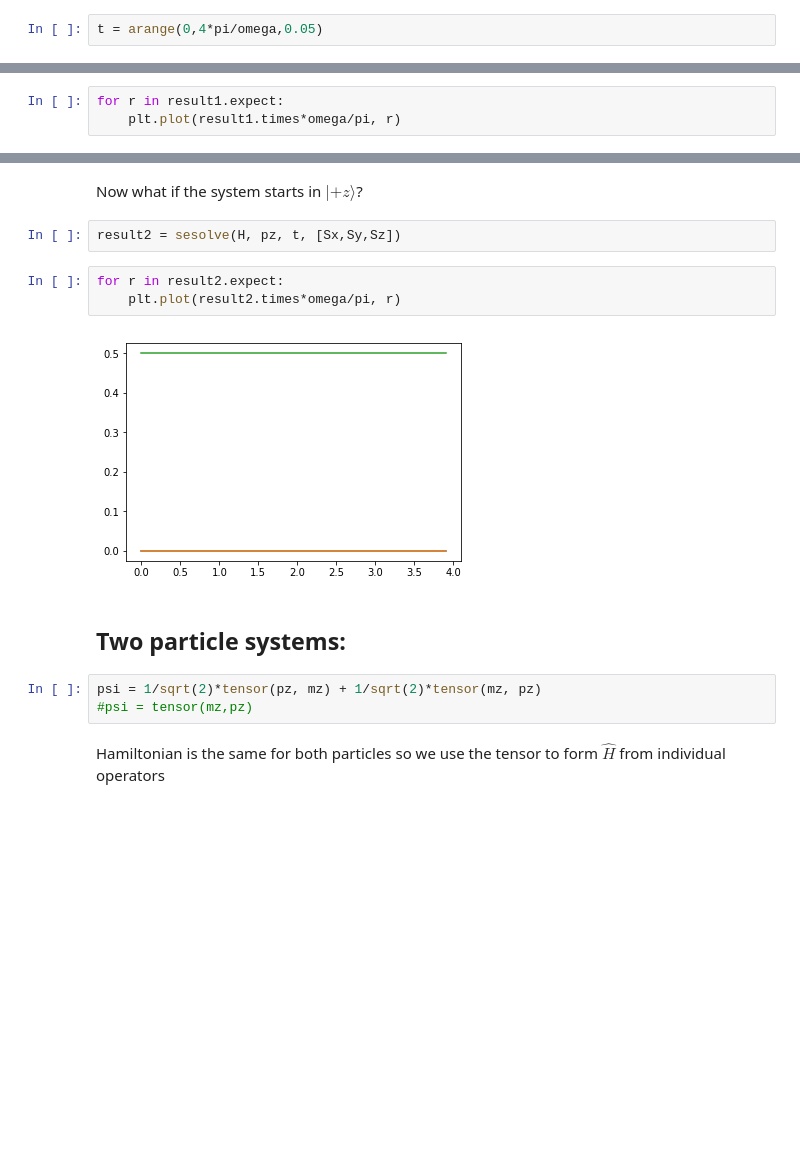
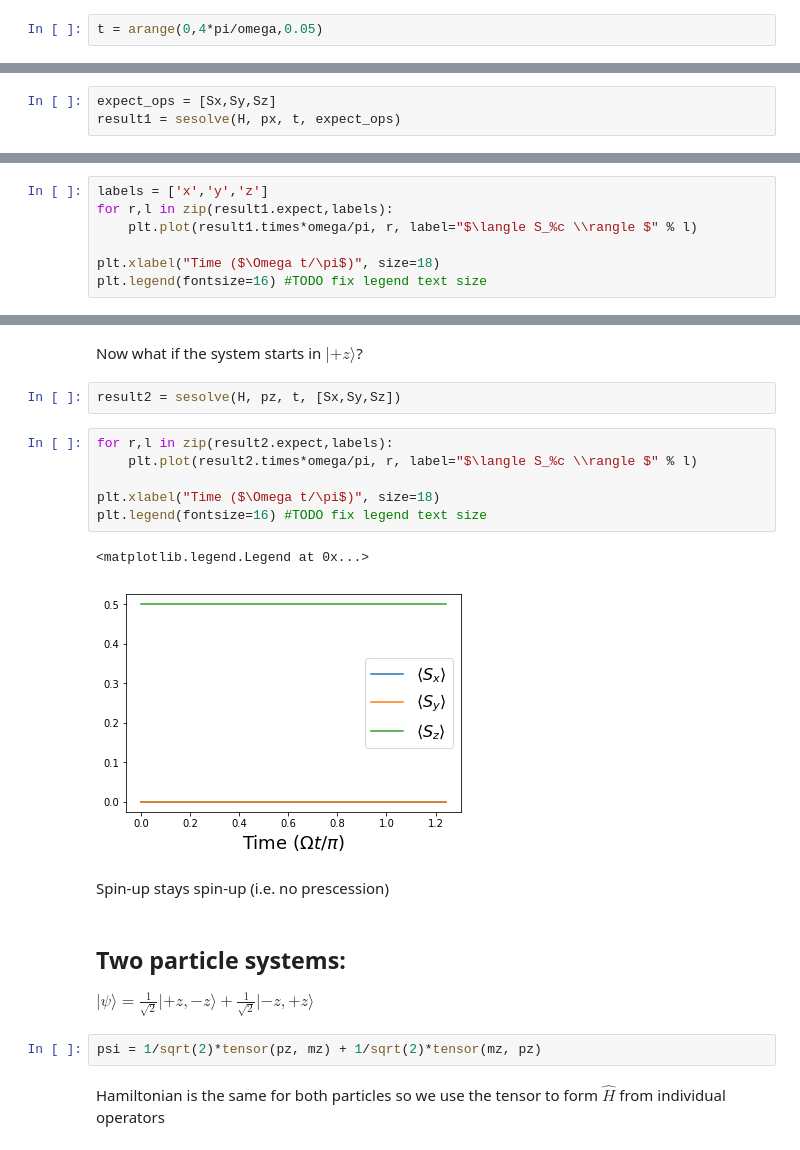
Before and after one commit to amcdawes/QMlabs, a Jupyter notebook: Lab 7 - Time Evolution.ipynb, the cells around one changed output, grey strips where cells are left out. Drawn from its saved outputs; the diff is of its cells as text; blank space fills up the shorter version.

```diff
--- a/Lab 7 - Time Evolution.ipynb
+++ b/Lab 7 - Time Evolution.ipynb
@@ -31,3 +28,0 @@ result1 = sesolve(H, px, t, [Sx,Sy,Sz])
-# %%
-for r in result1.expect:
-    plt.plot(result1.times*omega/pi, r)
@@ -35,0 +29,3 @@ for r in result1.expect:
+# %%
+expect_ops = [Sx,Sy,Sz]
+result1 = sesolve(H, px, t, expect_ops)
@@ -35,0 +36,7 @@ for r in result1.expect:
+# %%
+labels = ['x','y','z']
+for r,l in zip(result1.expect,labels):
+    plt.plot(result1.times*omega/pi, r, label="$\langle S_%c \\rangle $" % l)
+
+plt.xlabel("Time ($\Omega t/\pi$)", size=18)
+plt.legend(fontsize=16) #TODO fix legend text size
@@ -36,17 +46,23 @@ for r in result1.expect:
 # %% [markdown]
-Now what if the system starts in $|+z\rangle$?
+Now what if the system starts in $\lvert+z\rangle$?
 # %%
 result2 = sesolve(H, pz, t, [Sx,Sy,Sz])
 # %%
-for r in result2.expect:
-    plt.plot(result2.times*omega/pi, r)
+for r,l in zip(result2.expect,labels):
+    plt.plot(result2.times*omega/pi, r, label="$\langle S_%c \\rangle $" % l)
+
+plt.xlabel("Time ($\Omega t/\pi$)", size=18)
+plt.legend(fontsize=16) #TODO fix legend text size
 # %% [output]
+<matplotlib.legend.Legend at 0x...>
-[figure, old version]
+[figure, new version]
-# %% [markdown]
-## Two particle systems:
+# %% [markdown]
+Spin-up stays spin-up (i.e. no prescession)
+# %% [markdown]
+## Two particle systems:
+$\lvert\psi\rangle = \frac{1}{\sqrt{2}} \lvert+z,-z\rangle + \frac{1}{\sqrt{2}} \lvert-z,+z\rangle$
 # %%
 psi = 1/sqrt(2)*tensor(pz, mz) + 1/sqrt(2)*tensor(mz, pz)
-#psi = tensor(mz,pz)
 # %% [markdown]
 Hamiltonian is the same for both particles so we use the tensor to form $\hat{H}$ from individual operators
 # %%
```
Also changed, not shown: parts of 15 cells of this notebook.
